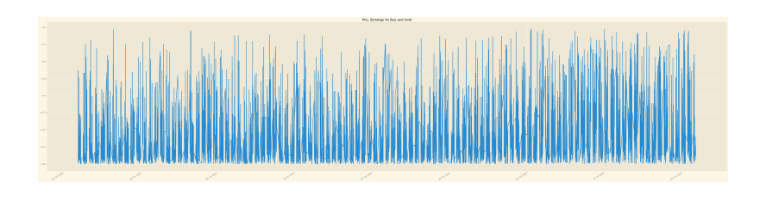
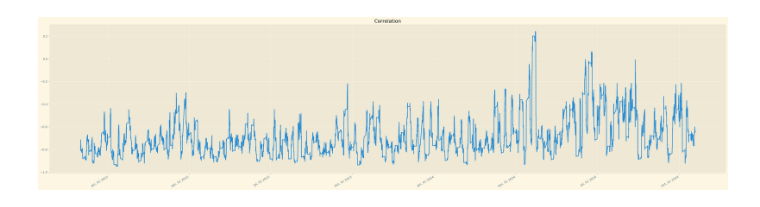
Before and after one commit to mod7ex/correlation, a Jupyter notebook: index.ipynb, the cells around one changed output. Saved outputs shown, nothing was run; the diff lists cells and outputs as text; code cells hidden in the pictures.

Commit message:
added pair ratio

```diff
--- a/index.ipynb
+++ b/index.ipynb
@@ -54,0 +42,6 @@ df.head()
+# %%
+df = load_data()
+
+# # df = df.unstack()
+
+df.tail(10)
@@ -55,10 +61,18 @@ df.head()
 # %%
 # bool_df = df.isna()
-# if not bool_df.loc[(bool_df['close'] == True) | (bool_df['high'] == True) | (bool_df['low'] == True) | (bool_df['open'] == True)].empty:
+
+# truth_df = bool_df.loc[
+#           (bool_df['close'][TICKERS[0]] == True) | (bool_df['close'][TICKERS[1]] == True)
+#         | (bool_df['high'][TICKERS[0]] == True) | (bool_df['high'][TICKERS[1]] == True)
+#         | (bool_df['low'][TICKERS[0]] == True) | (bool_df['low'][TICKERS[1]] == True)
+#         | (bool_df['open'][TICKERS[0]] == True) | (bool_df['open'][TICKERS[1]] == True)
+#     ]
+
+# if not truth_df.empty:
 #     print("There is missing data")
 #     sys.exit("There is missing data")
 
-df.dropna(inplace=True)
+# df.dropna(inplace=True)
 # %%
 df_pct_change = df.groupby(level=1).pct_change().dropna()
 
@@ -85,9 +102,9 @@ shape_df = {}
 for ticker in TICKERS:
     shape_df[ticker] = df_pct_change.xs(ticker, level=1)['close']
 
-pct_change_cols = pd.DataFrame(shape_df).dropna()
+pair_close_prx_df = pd.DataFrame(shape_df).dropna()
 
-pct_change_cols.tail()
+pair_close_prx_df.tail()
 # %% [output]
 |  | EURUSD=X | USDCHF=X |
 | Datetime |  |  |
@@ -98,0 +118,8 @@ pct_change_cols.tail()
+# %%
+pair_close_prx_df['correlation'] = pair_close_prx_df[TICKERS[0]].rolling(window=51).corr(pair_close_prx_df[TICKERS[1]])
+pair_close_prx_df['correlation'] = pair_close_prx_df['correlation'].shift(1)
+pair_close_prx_df['pair ratio'] = pair_close_prx_df[TICKERS[0]] / pair_close_prx_df[TICKERS[1]]
+
+pair_close_prx_df.dropna(inplace=True)
+
+pair_close_prx_df.head()
@@ -99,14 +134,9 @@ pct_change_cols.tail()
 # %%
-pct_change_cols['correlation'] = pct_change_cols[TICKERS[0]].rolling(window=5).corr(pct_change_cols[TICKERS[1]])
-pct_change_cols['correlation'] = pct_change_cols['correlation'].shift(1)
+pair_close_prx_df['correlation'].plot(figsize=(40, 10), xlabel='')
 
-pct_change_cols.dropna(inplace=True)
-
-pct_change_cols['correlation'].plot(figsize=(60, 15), xlabel='')
-
-plt.title('PnL, Strategy Vs Buy and hold')
+plt.title('Correlation')
 plt.gcf().autofmt_xdate()
 date_format = mpl_dates.DateFormatter("%b, %d %Y")
 plt.gca().xaxis.set_major_formatter(date_format)
 # %% [output]
-[figure, old version]
+[figure, new version]
```
Also changed, not shown: parts of 8 cells of this notebook.
